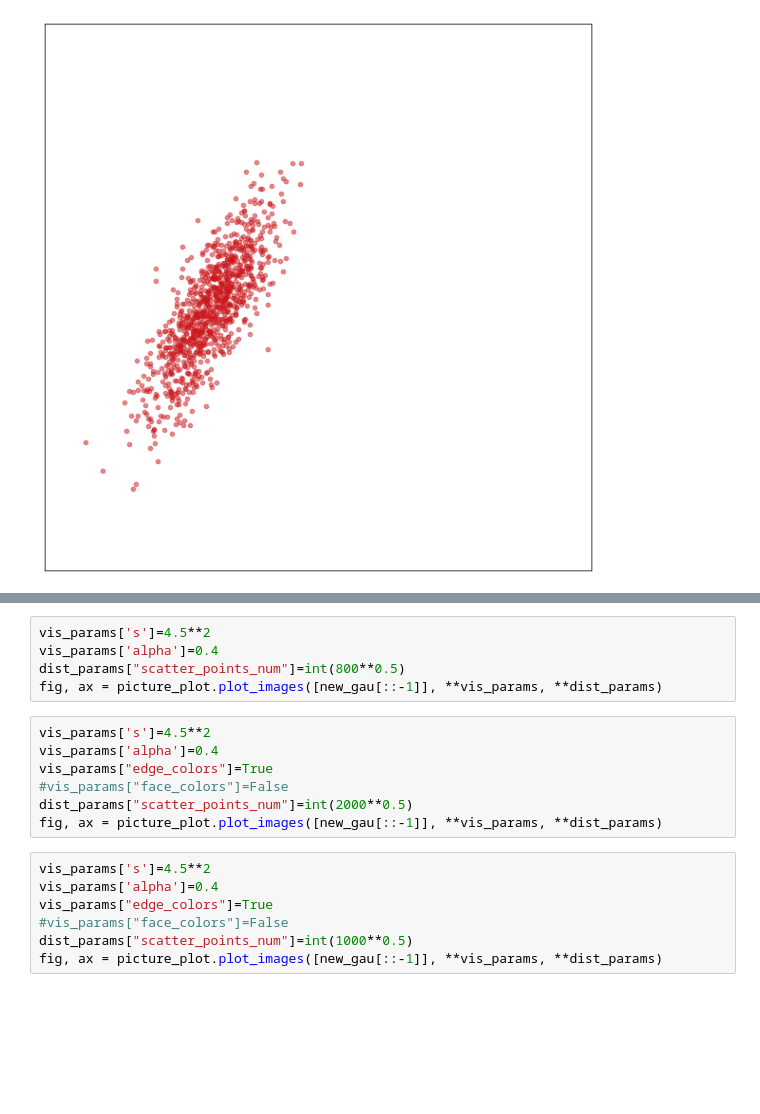
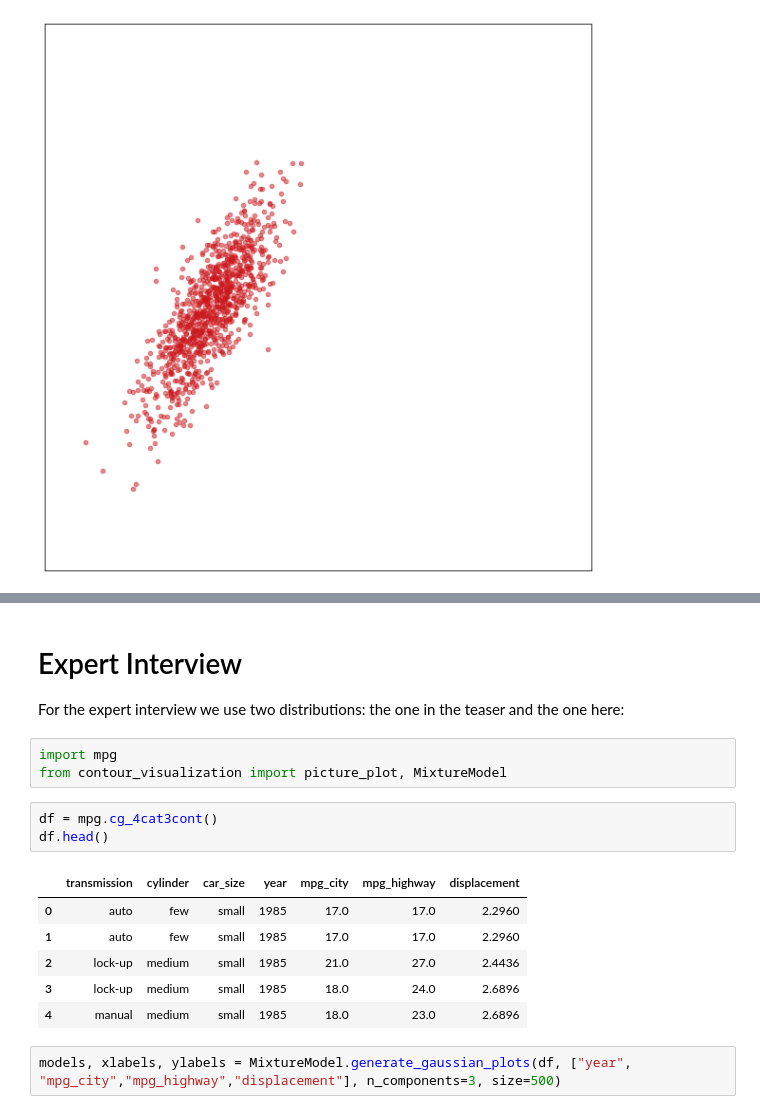
Before and after one commit to asver12/contour-maps-visualization, a Jupyter notebook: examples/eurovis2022/GMMs-bivariate.ipynb, the cells around one changed output, grey strips where cells are left out. Drawn from its saved outputs; the diff is of its cells as text; blank space fills up the shorter version.

```diff
--- a/examples/eurovis2022/GMMs-bivariate.ipynb
+++ b/examples/eurovis2022/GMMs-bivariate.ipynb
@@ -192,19 +187,19 @@ fig, ax = picture_plot.plot_images([new_gau[::-1]], **vis_params, **dist_params)
-# %%
-vis_params['s']=4.5**2
-vis_params['alpha']=0.4
-dist_params["scatter_points_num"]=int(800**0.5)
-fig, ax = picture_plot.plot_images([new_gau[::-1]], **vis_params, **dist_params)
-# %%
-vis_params['s']=4.5**2
-vis_params['alpha']=0.4
-vis_params["edge_colors"]=True
-#vis_params["face_colors"]=False
-dist_params["scatter_points_num"]=int(2000**0.5)
-fig, ax = picture_plot.plot_images([new_gau[::-1]], **vis_params, **dist_params)
-# %%
-vis_params['s']=4.5**2
-vis_params['alpha']=0.4
-vis_params["edge_colors"]=True
-#vis_params["face_colors"]=False
-dist_params["scatter_points_num"]=int(1000**0.5)
-fig, ax = picture_plot.plot_images([new_gau[::-1]], **vis_params, **dist_params)
+# %% [markdown]
+# Expert Interview
+
+For the expert interview we use two distributions: the one in the teaser and the one here:
+# %%
+import mpg
+from contour_visualization import picture_plot, MixtureModel
+# %%
+df = mpg.cg_4cat3cont()
+df.head()
+# %% [output]
+|  | transmission | cylinder | car_size | year | mpg_city | mpg_highway | displacement |
+| 0 | auto | few | small | 1985 | 17.0 | 17.0 | 2.2960 |
+| 1 | auto | few | small | 1985 | 17.0 | 17.0 | 2.2960 |
+| 2 | lock-up | medium | small | 1985 | 21.0 | 27.0 | 2.4436 |
+| 3 | lock-up | medium | small | 1985 | 18.0 | 24.0 | 2.6896 |
+| 4 | manual | medium | small | 1985 | 18.0 | 23.0 | 2.6896 |
+# %%
+models, xlabels, ylabels = MixtureModel.generate_gaussian_plots(df, ["year", "mpg_city","mpg_highway","displacement"], n_components=3, size=500)
```
Also changed, not shown: parts of 13 cells of this notebook, 2 other files.
